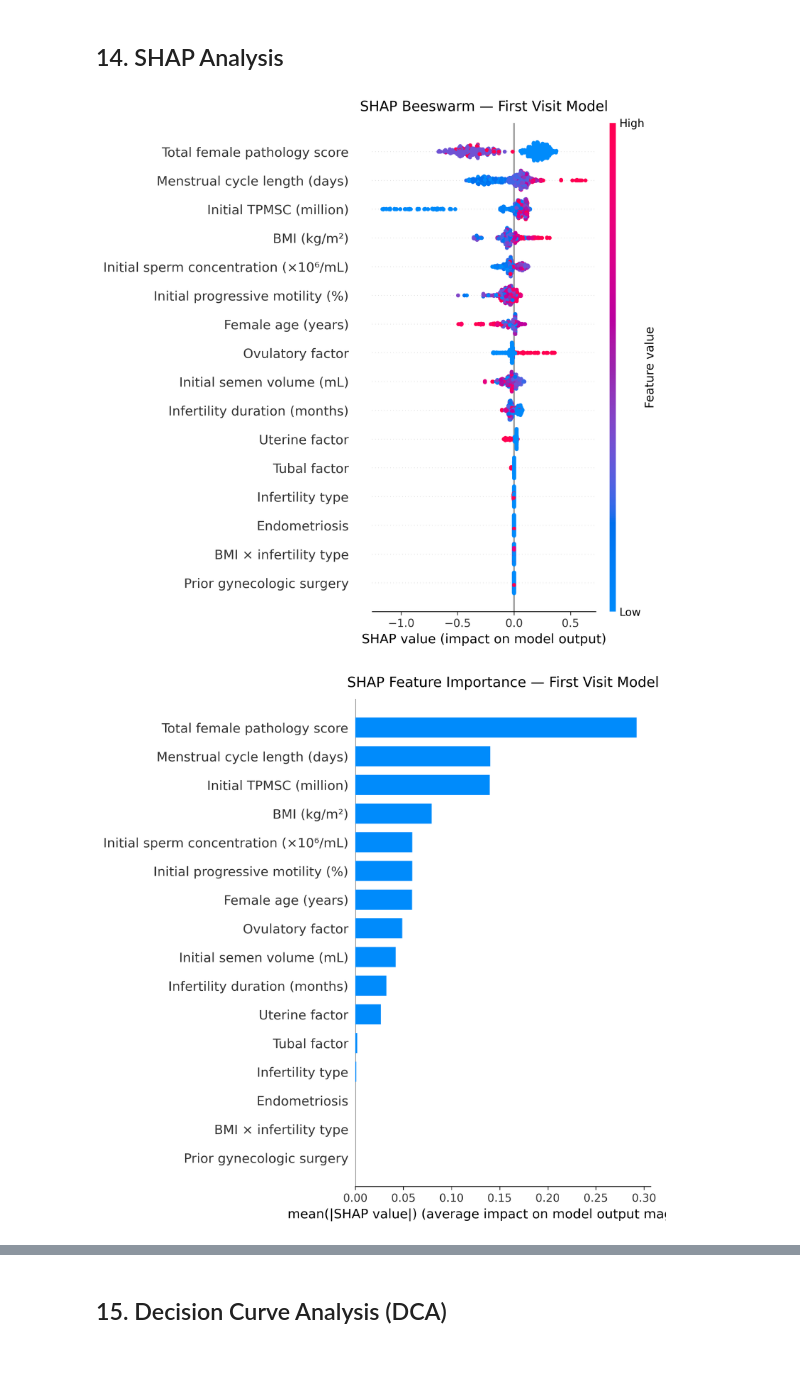
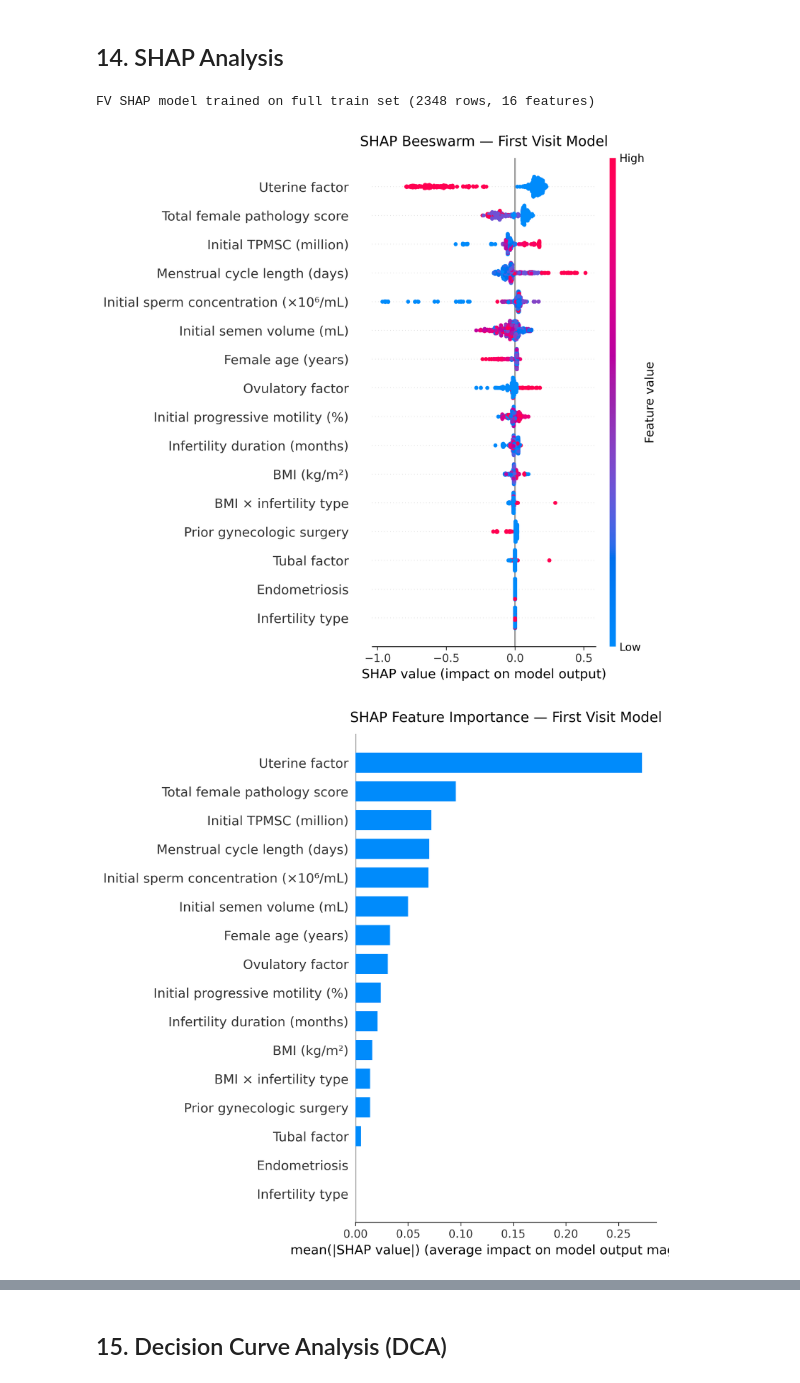
Before and after one commit to napasornangel-cloud/iui-outcome-prediction, a Jupyter notebook: src/first_visit_model.ipynb, the cells around one changed output, grey strips where cells are left out. Cells and saved outputs as stored; diff of their text form; code cells hidden in the pictures.

```diff
--- a/src/first_visit_model.ipynb
+++ b/src/first_visit_model.ipynb
@@ -587,27 +587,40 @@ comp_df
 import shap
 
 DISPLAY_MAP_FV = {
-    "Age_Female":                    "Female age (years)",
-    "Body_Mass_Index":               "BMI (kg/m²)",
-    "Infertility_Type":              "Infertility type",
-    "Total_infertile_duration":      "Infertility duration (months)",
-    "Menstrual_Interval_Days":       "Menstrual cycle length (days)",
-    "Uterine_Factors":               "Uterine factor",
-    "Ovulatory_Factors":             "Ovulatory factor",
-    "Tubal_Factors":                 "Tubal factor",
-    "Endometriosis_Factors":         "Endometriosis",
-    "Gynecological_Surgical_History":"Prior gynecologic surgery",
-    "Total_Female_Pathology":        "Total female pathology score",
-    "First_Volume":                  "Initial semen volume (mL)",
-    "First_Count":                   "Initial sperm concentration (×10⁶/mL)",
-    "First_Progressive_Motile":      "Initial progressive motility (%)",
-    "First_TPMSC":                   "Initial TPMSC (million)",
+    "Age_Female":                     "Female age (years)",
+    "Body_Mass_Index":                "BMI (kg/m²)",
+    "Infertility_Type":               "Infertility type",
+    "Total_infertile_duration":       "Infertility duration (months)",
+    "Menstrual_Interval_Days":        "Menstrual cycle length (days)",
+    "Uterine_Factors":                "Uterine factor",
+    "Ovulatory_Factors":              "Ovulatory factor",
+    "Tubal_Factors":                  "Tubal factor",
+    "Endometriosis_Factors":          "Endometriosis",
+    "Gynecological_Surgical_History": "Prior gynecologic surgery",
+    "Total_Female_Pathology":         "Total female pathology score",
+    "First_Volume":                   "Initial semen volume (mL)",
+    "First_Count":                    "Initial sperm concentration (×10⁶/mL)",
+    "First_Progressive_Motile":       "Initial progressive motility (%)",
+    "First_TPMSC":                    "Initial TPMSC (million)",
     "BMI_InfertilityType_Interaction":"BMI × infertility type",
 }
 
 display_names_fv = [DISPLAY_MAP_FV.get(f, f) for f in available_fv]
 
-explainer = shap.TreeExplainer(xgb_fv_cal)
+# Retrain on full train set for SHAP (consistent with Postwash model approach)
+pos_weight_full_fv = float(
+    (len(y_train) - y_train.sum()) / max(y_train.sum(), 1)
+)
+shap_model_fv = XGBClassifier(
+    random_state=42,
+    eval_metric="logloss",
+    scale_pos_weight=pos_weight_full_fv,
+    **clean_params,
+)
+shap_model_fv.fit(X_train_fv, y_train)
+print(f"FV SHAP model trained on full train set ({len(X_train_fv)} rows, {len(available_fv)} features)")
+
+explainer = shap.TreeExplainer(shap_model_fv)
 shap_vals = explainer.shap_values(X_test_fv)
 
 # Beeswarm
@@ -619,32 +632,33 @@ plt.title("SHAP Beeswarm — First Visit Model", fontsize=14, pad=12)
 plt.tight_layout()
 path_bee = FIGURE_DIR / "SHAP_Beeswarm_FirstVisit.png"
 plt.savefig(path_bee, dpi=300, bbox_inches='tight', facecolor='white')
 plt.close()
 display(IPImage(str(path_bee)))
 
 # Bar
 plt.figure(figsize=(9, 6), facecolor='white')
 shap.summary_plot(shap_vals, X_test_fv,
                   feature_names=display_names_fv,
                   plot_type="bar", show=False, max_display=16)
 plt.title("SHAP Feature Importance — First Visit Model", fontsize=14, pad=12)
 plt.tight_layout()
 path_bar = FIGURE_DIR / "SHAP_Bar_FirstVisit.png"
 plt.savefig(path_bar, dpi=300, bbox_inches='tight', facecolor='white')
 plt.close()
 display(IPImage(str(path_bar)))
 
 # SHAP importance table
 shap_df = pd.DataFrame({
     "Feature":         available_fv,
     "Feature_Display": display_names_fv,
     "Mean_Abs_SHAP":   np.abs(shap_vals).mean(axis=0)
 }).sort_values("Mean_Abs_SHAP", ascending=False).reset_index(drop=True)
 shap_df["Rank"] = range(1, len(shap_df) + 1)
 
 print("SHAP Feature Importance:")
 print(shap_df[["Rank", "Feature_Display", "Mean_Abs_SHAP"]].to_string(index=False))
 shap_df.to_csv(REPORT_DIR / "SHAP_Importance_FirstVisit.csv", index=False)
 # %% [output]
+FV SHAP model trained on full train set (2348 rows, 16 features)
-[figure, old version]
+[figure, new version]
-[figure, old version]
+[figure, new version]
```
Also changed, not shown: parts of 2 cells of this notebook, 18 other files.
